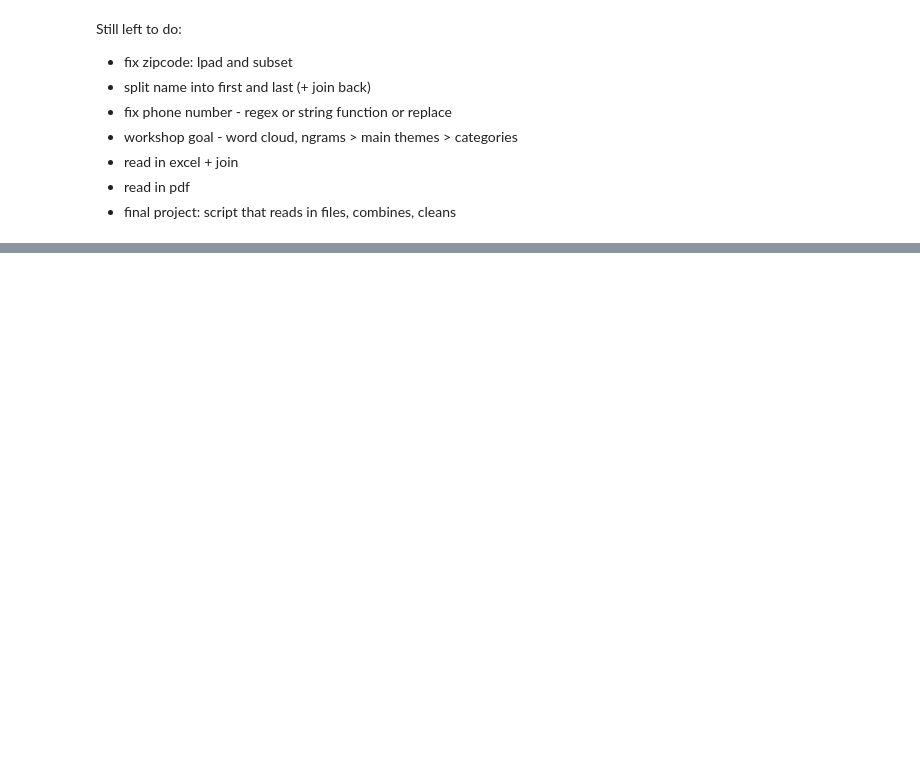
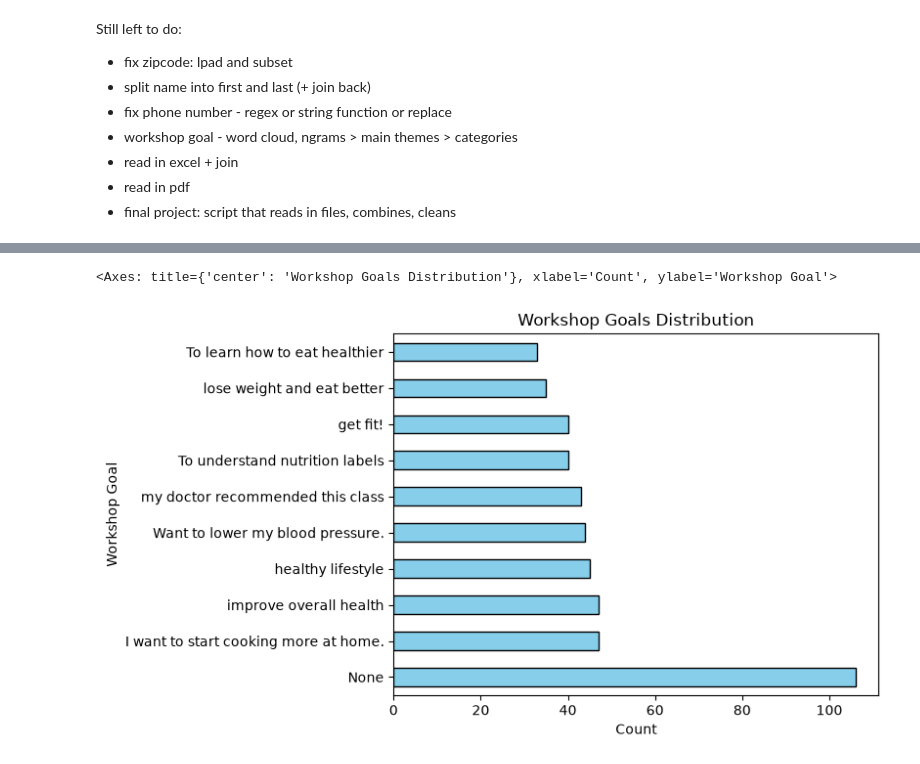
Before and after one commit to Launchpad-Analytics/Workshop-IntroToPython, a Jupyter notebook: s310/day3/03_data_cleaning_topics.ipynb, the cells around one changed output, grey strips where cells are left out. Saved outputs shown, nothing was run; the diff lists cells and outputs as text; code cells hidden in the pictures; blank space fills up the shorter version.

```diff
--- a/s310/day3/03_data_cleaning_topics.ipynb
+++ b/s310/day3/03_data_cleaning_topics.ipynb
@@ -424,0 +398,4 @@ survey_data[survey_data.duplicated(subset=["Name", "Age", "Address"], keep=False
+# %%
+survey_data["Zip_Code"] = survey_data["Zip_Code"].str.replace('.0', '').str.zfill(5) # pad Zip_Code with leading zeros to ensure 5 digits
+
+survey_data.head()
@@ -424,0 +449,3 @@ survey_data[survey_data.duplicated(subset=["Name", "Age", "Address"], keep=False
+# %%
+survey_data[['First_Name', 'Last_Name']] = survey_data['Name'].str.split(expand=True).rename(columns={0: 'First_Name', 1: 'Last_Name'})
+survey_data.head()
@@ -424,0 +490,5 @@ survey_data[survey_data.duplicated(subset=["Name", "Age", "Address"], keep=False
+# %%
+survey_data['Name'].str.split(expand=True)
+survey_data['Name'].str.split(expand=True).rename(columns={0: 'First_Name', 1: 'Last_Name'})
+survey_data[['First_Name', 'Last_Name']] = survey_data['Name'].str.split(expand=True).rename(columns={0: 'First_Name', 1: 'Last_Name'})
+survey_data['Name'].str.split().apply(lambda x: x[0])
@@ -424,0 +527,7 @@ survey_data[survey_data.duplicated(subset=["Name", "Age", "Address"], keep=False
+# %%
+survey_data['Phone'] = survey_data['Phone']\
+.str.replace("-999", "None")\
+.str.replace(r'\D', '', regex=True)\
+.apply(lambda x: f"({x[:3]}) {x[3:6]}-{x[6:]}" if len(x) == 10 else x) # format Phone numbers to (XXX) XXX-XXXX if they have 10 digits
+
+survey_data.head()
@@ -424,0 +557,8 @@ survey_data[survey_data.duplicated(subset=["Name", "Age", "Address"], keep=False
+# %%
+survey_data["Workshop_Goal"] = survey_data["Workshop_Goal"].replace("-999", "None")
+survey_data["Workshop_Goal"]\
+.value_counts()\
+.plot(kind='barh', title='Workshop Goals Distribution', ylabel='Workshop Goal', xlabel='Count', color='skyblue', edgecolor='black')
+# %% [output]
+<Axes: title={'center': 'Workshop Goals Distribution'}, xlabel='Count', ylabel='Workshop Goal'>
+[figure, added]
```
Also changed, not shown: parts of 19 cells of this notebook, 1 other file.
